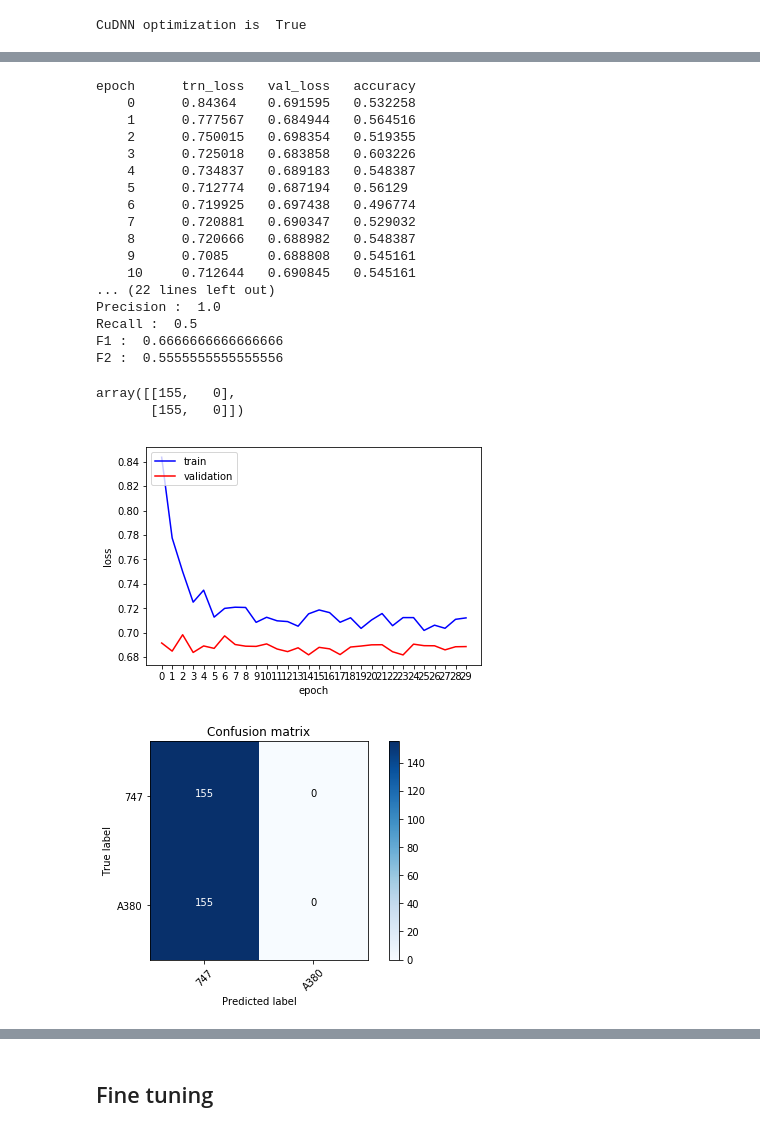
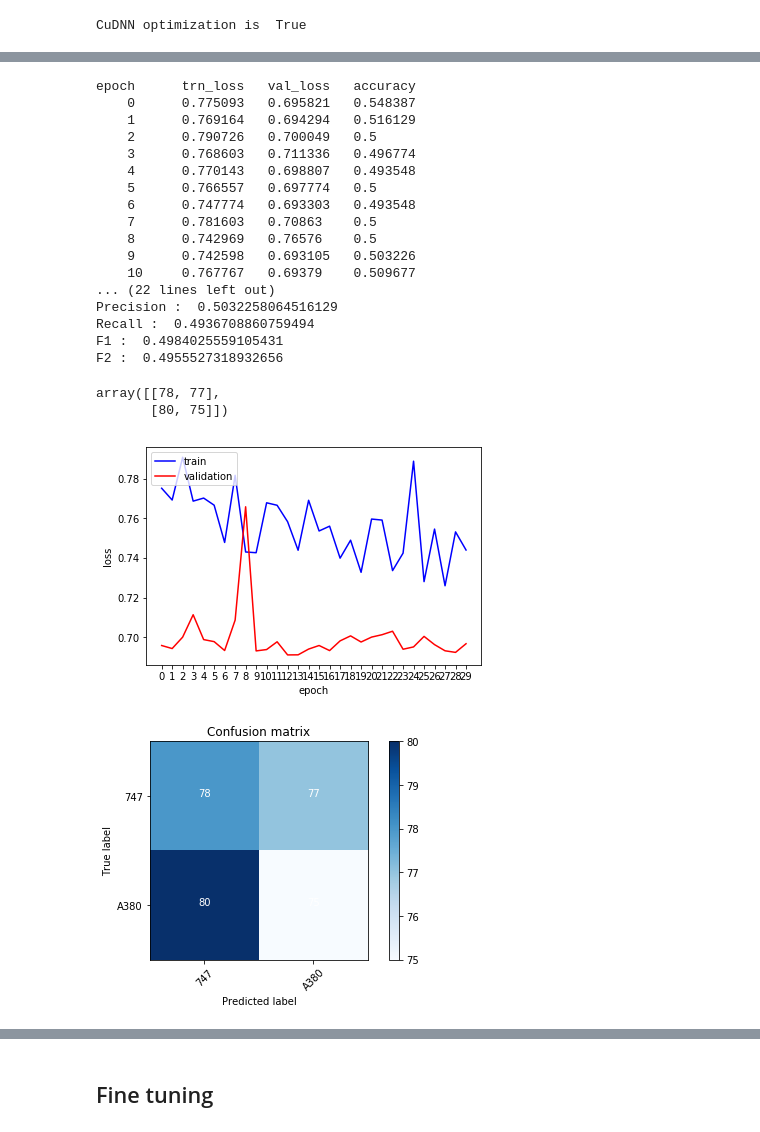
Before and after one commit to benoit-cty/deep_learning_tests, a Jupyter notebook: 01-Binary_Classification_747_vs_A380.ipynb, the cells around one changed output, grey strips where cells are left out. Saved outputs shown, nothing was run; the diff lists cells and outputs as text; code cells hidden in the pictures.

```diff
--- a/01-Binary_Classification_747_vs_A380.ipynb
+++ b/01-Binary_Classification_747_vs_A380.ipynb
@@ -102,10 +92,9 @@ We begin with an empty ResNext50 model.
 # %%
 
-# Mean
 import glob
 import PIL
 means = np.array([0.0,0.0,0.0])
-files = [val for sublist in [[os.path.join(i[0], j) for j in i[2]] for i in os.walk(f'{PATH}train/747')] for val in sublist]
+files = [val for sublist in [[os.path.join(i[0], j) for j in i[2]] for i in os.walk(f'{PATH}train')] for val in sublist]
 print("Input images number : ", len(files))
 deviations = np.array([0.0,0.0,0.0])
 #variances = np.array([0,0,0])
@@ -130,7 +121,5 @@ Means with PIL :  [0.54074 0.56913 0.59862]
 image_size=128
 #stats = (np.array([ 0.4914 ,  0.48216,  0.44653]), np.array([ 0.24703,  0.24349,  0.26159]))
 tfms = tfms_from_stats(stats, sz, aug_tfms=[RandomFlip()], pad=sz//8)
-data = ImageClassifierData.from_paths(PATH, tfms=tfms, bs=16, num_workers=num_cpus())
+data = ImageClassifierData.from_paths(PATH, tfms=tfms, bs=4, num_workers=num_cpus())
 learn = ConvLearner.pretrained(arch, data, precompute=False, ps=0.5, pretrained=False)
-lrf=learn.lr_find()
-learn.sched.plot_lr()
@@ -144,34 +178,38 @@ learn.sched.plot()
 # %%
-lr=1e-3
+# F2 :  0.54 for lr=1e-4, image_size=128, batch_size=256, epoch=30
+# F2 :  0.55 for lr=1e-5, image_size=128, batch_size=128, epoch=30, mais courbe erratique
+# F2 :  0.49 for lr=1e-3, image_size=128, batch_size=256, epoch=30
+
+lr=1e-4
 image_size=128
 batch_size=256
 epoch=30
 data = ImageClassifierData.from_paths(PATH, tfms=tfms_from_model(arch, image_size), bs=batch_size, num_workers=num_cpus())
 vals_s2s, global_results = learn.fit(lr, n_cycle=epoch, get_ep_vals=True)
 learn = ConvLearner.pretrained(arch, data, precompute=False, ps=0.5, pretrained=False)
 print("After ", str(len(global_results)), " epochs, the accuracy is ", str(vals_s2s[1]*100)[:5], "%" )
 plot_ep_vals(global_results)
 plot_the_confusion_matrix()
 # %% [output]
 [interactive output not drawn]
 epoch      trn_loss   val_loss   accuracy
-    0      0.84364    0.691595   0.532258
-    1      0.777567   0.684944   0.564516
-    2      0.750015   0.698354   0.519355
-    3      0.725018   0.683858   0.603226
-    4      0.734837   0.689183   0.548387
-    5      0.712774   0.687194   0.56129
-    6      0.719925   0.697438   0.496774
-    7      0.720881   0.690347   0.529032
-    8      0.720666   0.688982   0.548387
-    9      0.7085     0.688808   0.545161
-    10     0.712644   0.690845   0.545161
+    0      0.775093   0.695821   0.548387
+    1      0.769164   0.694294   0.516129
+    2      0.790726   0.700049   0.5
+    3      0.768603   0.711336   0.496774
+    4      0.770143   0.698807   0.493548
+    5      0.766557   0.697774   0.5
+    6      0.747774   0.693303   0.493548
+    7      0.781603   0.70863    0.5
+    8      0.742969   0.76576    0.5
+    9      0.742598   0.693105   0.503226
+    10     0.767767   0.69379    0.509677
 ... (22 lines left out)
-Precision :  1.0
-Recall :  0.5
-F1 :  0.6666666666666666
-F2 :  0.5555555555555556
+Precision :  0.5032258064516129
+Recall :  0.4936708860759494
+F1 :  0.4984025559105431
+F2 :  0.4955527318932656
-array([[155,   0],
-       [155,   0]])
+array([[78, 77],
+       [80, 75]])
-[figure, old version]
+[figure, new version]
-[figure, old version]
+[figure, new version]
```
Also changed, not shown: parts of 46 cells of this notebook.
